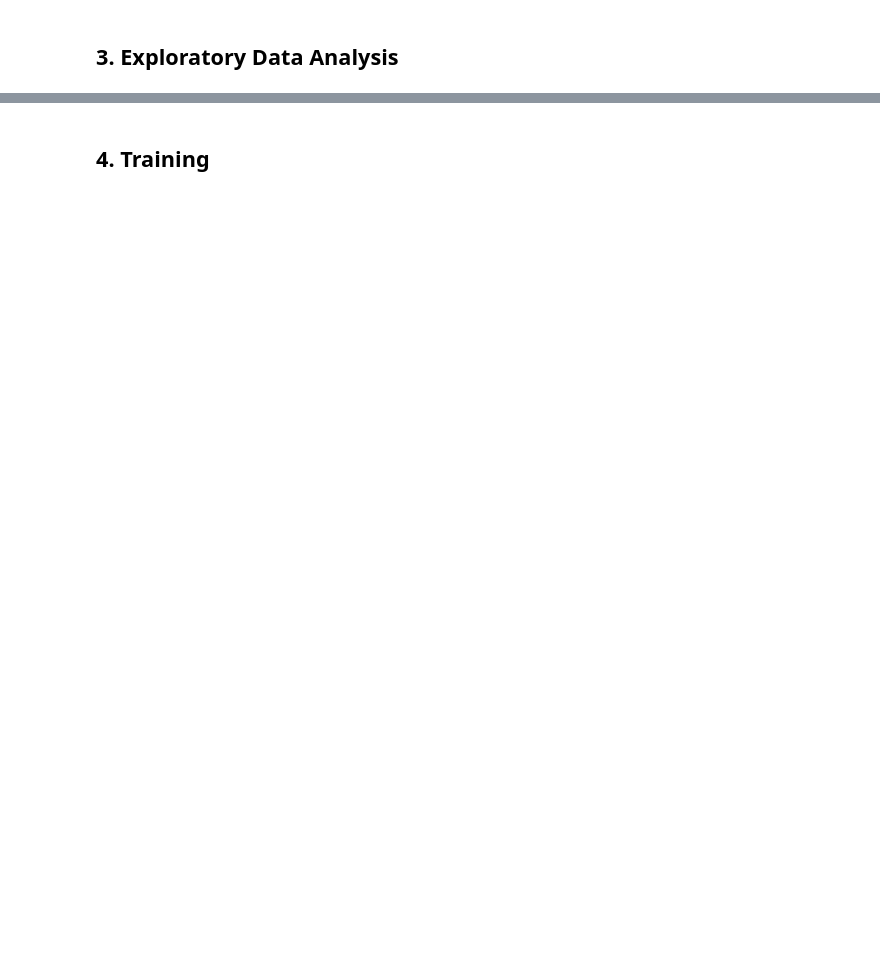
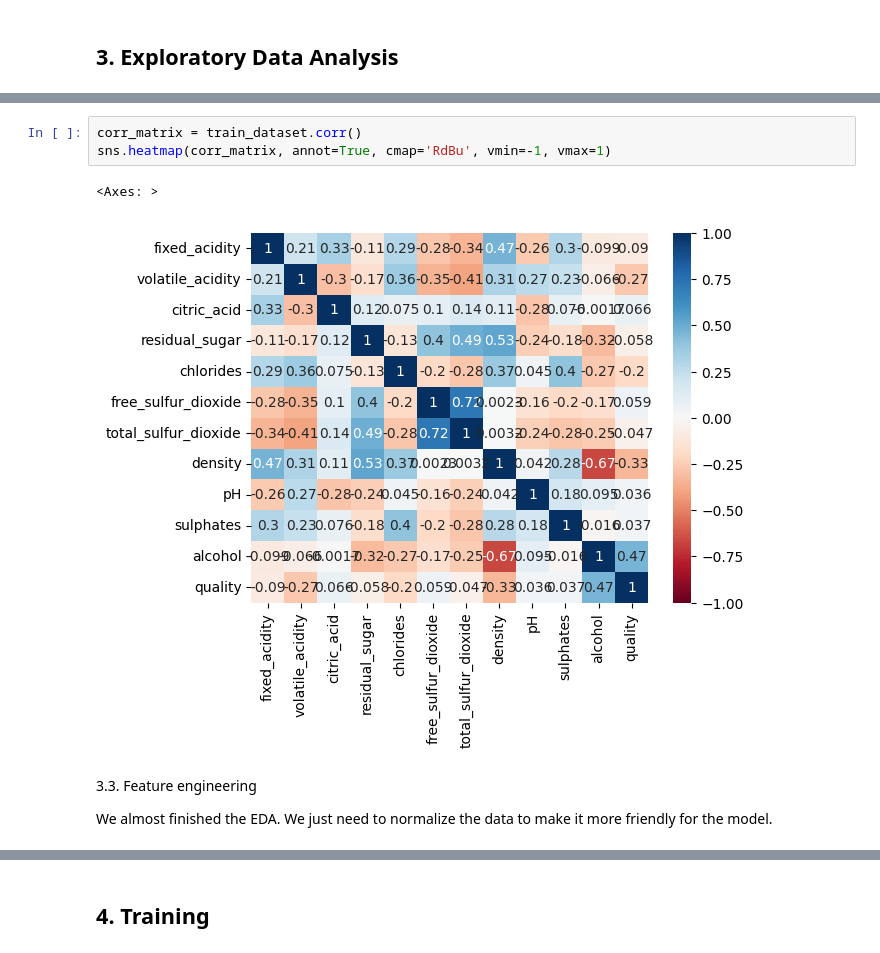
Before and after one commit to alapena/wine-tasters-AAF, a Jupyter notebook: 1_classification.ipynb, the cells around one changed output, grey strips where cells are left out. Drawn from its saved outputs; the diff is of its cells as text; blank space fills up the shorter version.

```diff
--- a/1_classification.ipynb
+++ b/1_classification.ipynb
@@ -241,0 +182,10 @@ plt.show()
+# %%
+corr_matrix = train_dataset.corr()
+sns.heatmap(corr_matrix, annot=True, cmap='RdBu', vmin=-1, vmax=1)
+# %% [output]
+<Axes: >
+[figure, added]
+# %% [markdown]
+3.3. Feature engineering
+
+We almost finished the EDA. We just need to normalize the data to make it more friendly for the model.
```
Also changed, not shown: parts of 49 cells of this notebook, 1 other file.
